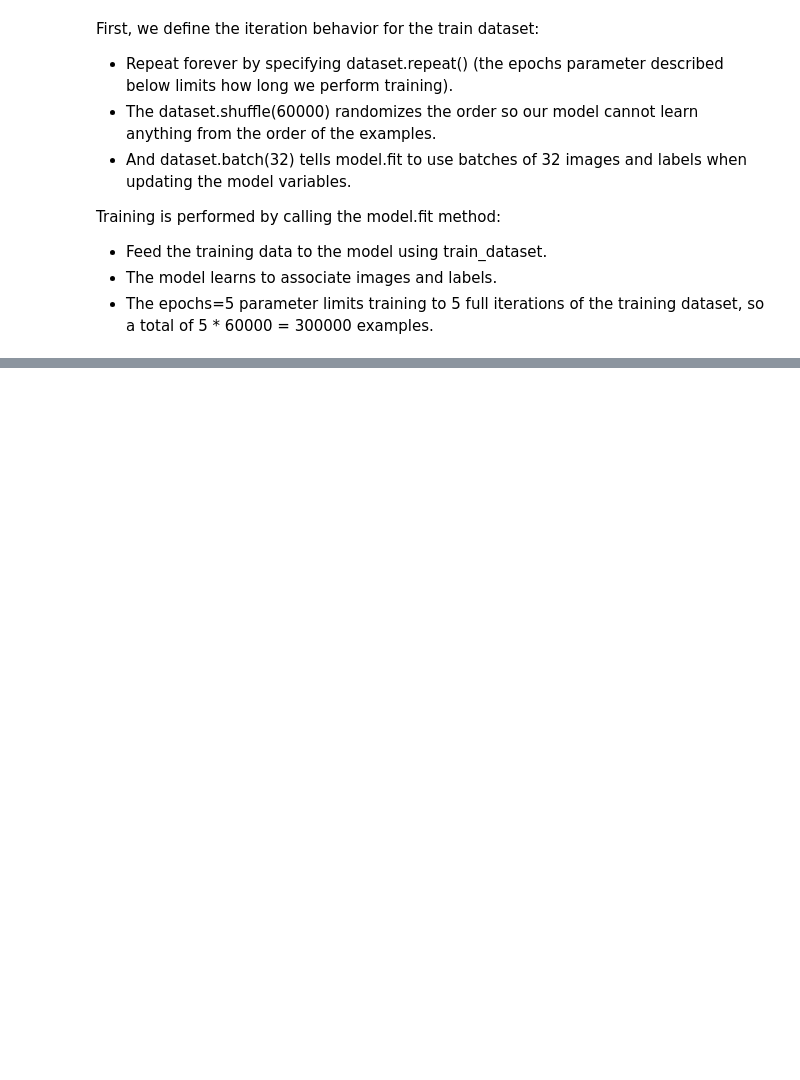
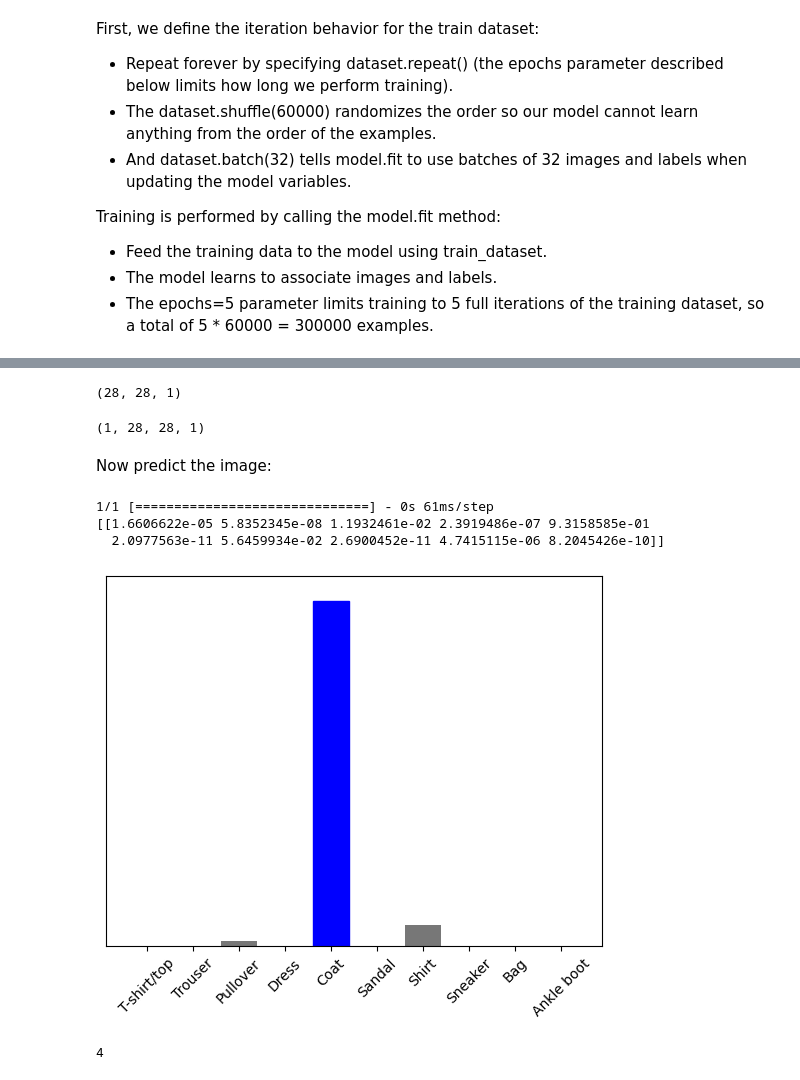
Before and after one commit to Hammilidi/MNIST_Classifier, a Jupyter notebook: MNIST_Classifier.ipynb, the cells around one changed output, grey strips where cells are left out. Drawn from its saved outputs; the diff is of its cells as text; code cells hidden in the pictures; blank space fills up the shorter version.

```diff
--- a/MNIST_Classifier.ipynb
+++ b/MNIST_Classifier.ipynb
@@ -158,0 +279,33 @@ test_dataset = test_dataset.cache().batch(BATCH_SIZE)
+# %%
+# Grab an image from the test dataset
+img = test_images[0]
+
+print(img.shape)
+# %% [output]
+(28, 28, 1)
+# %%
+# Add the image to a batch where it's the only member.
+img = np.array([img])
+
+print(img.shape)
+# %% [output]
+(1, 28, 28, 1)
+# %% [markdown]
+Now predict the image:
+# %%
+predictions_single = model.predict(img)
+
+print(predictions_single)
+# %% [output]
+1/1 [==============================] - 0s 61ms/step
+[[1.6606622e-05 5.8352345e-08 1.1932461e-02 2.3919486e-07 9.3158585e-01
+  2.0977563e-11 5.6459934e-02 2.6900452e-11 4.7415115e-06 8.2045426e-10]]
+# %%
+plot_value_array(0, predictions_single, test_labels)
+_ = plt.xticks(range(10), class_names, rotation=45)
+# %% [output]
+[figure, added]
+# %%
+np.argmax(predictions_single[0])
+# %% [output]
+4
```
Also changed, not shown: parts of 17 cells of this notebook.
